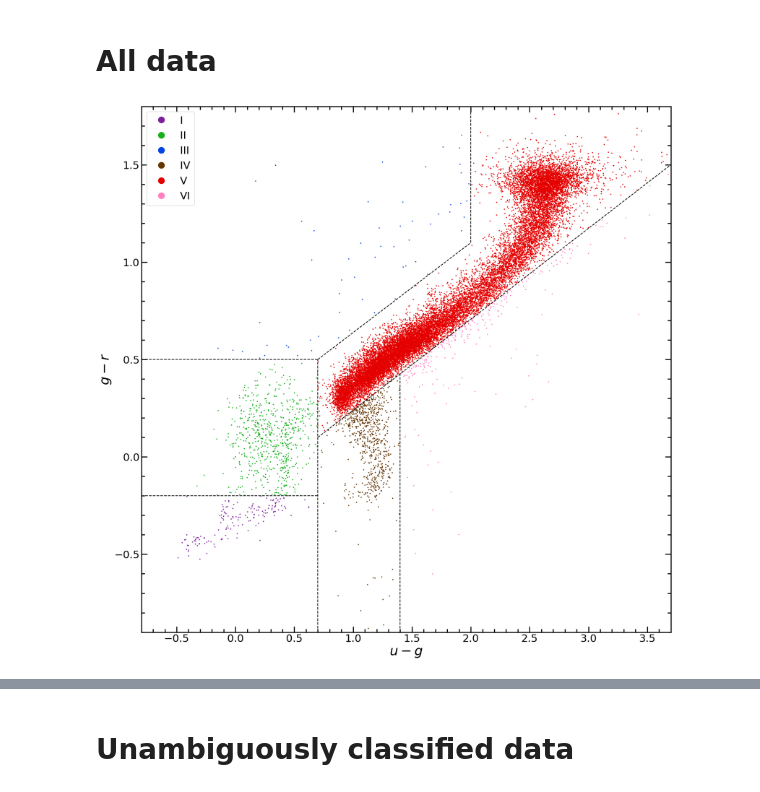
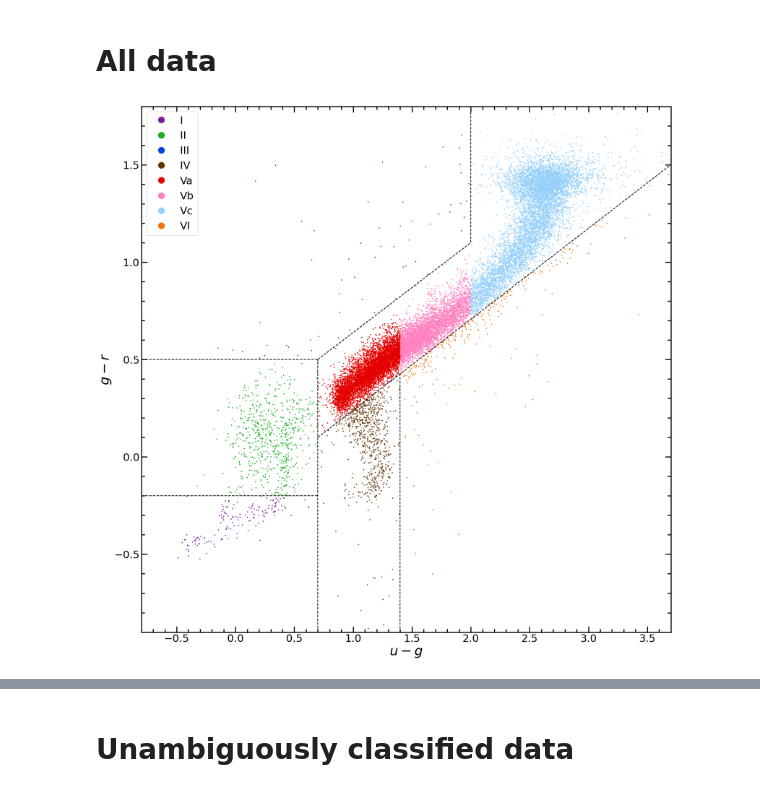
Before and after one commit to NoaVidovic/gaia-sdss, a Jupyter notebook: src/regions.ipynb, the cells around one changed output, grey strips where cells are left out. Drawn from its saved outputs; the diff is of its cells as text; code cells hidden in the pictures.

```diff
--- a/src/regions.ipynb
+++ b/src/regions.ipynb
@@ -11,7 +11,7 @@ from matplotlib.ticker import AutoMinorLocator
 DF = pd.read_csv('../data/main_table.csv', index_col=0)
 DF = DF.loc[DF.w_median.notnull()]
 
-colors = np.array([ '#7e1e9c', '#15b01a', '#0343df', '#653700', '#e50000', '#ff81c0' ])
+colors = np.array([ '#7e1e9c', '#15b01a', '#0343df', '#653700', '#e50000', '#ff81c0', '#95d0fc', '#f97306' ])
 # %%
 # plot fontsize settings
 
@@ -42,17 +42,21 @@ def cc_region(df):
     x = df['psfMag_u'] - df['psfMag_g']
     y = df['psfMag_g'] - df['psfMag_r']
 
+    lux, llx = line_upper(x), line_lower(x)
+
     conditions = [
         (x < 0.7) & (y < -0.2),
         (x < 0.7) & (-0.2 <= y) & (y <= 0.5),
         (x < 0.7) & (y > 0.5),
-        (x < 2.0) & (y > line_upper(x)),
-        (0.7 <= x) & (x <= 1.4) & (y < line_lower(x)),
-        (x > 1.4) & (y < line_lower(x))
+        (x < 2.0) & (y > lux),
+        (0.7 <= x) & (x <= 1.4) & (y < llx),
+        (0.7 <= x) & (x <= 1.4) & (y > llx) & (y < lux),
+        (1.4 < x) & (x < 2.0) & (y > llx) & (y < lux),
+        (x >= 2.0) & (y > llx)
     ]
-    choices = [ 1, 2, 3, 3, 4, 6 ]
+    choices = [ 1, 2, 3, 3, 4, 5, 6, 7 ]
 
-    return np.select(conditions, choices, default=5)
+    return np.select(conditions, choices, default=8)
 # %%
 is_nonvar = DF.nonvar_match_num == 1
 is_var    = DF.var_match_num == 1
@@ -86,42 +90,42 @@ gMr = DF['psfMag_g'] - DF['psfMag_r']
 w_med = DF['w_median']
 w_rrms = DF['w_rrms']
 
-cc_region_names = [ 'I', 'II', 'III', 'IV', 'V', 'VI' ]
+cc_region_names = [ 'I', 'II', 'III', 'IV', 'Va', 'Vb', 'Vc', 'VI' ]
 ww_region_names = '123456'
 # %% [markdown]
 # All data
 # %%
 plt.figure(figsize=(20, 20))
 sc = plt.scatter(uMg, gMr, s=2, c=colors[cc_region(DF)-1])
 
 plt.xlim(-0.8, 3.7)
 plt.ylim(-0.9, 1.8)
 
 plt.xlabel('$u-g$')
 plt.ylabel('$g-r$')
 
 # ticks
 ax = plt.gca()
 ax.tick_params(which='both', width=2, direction='in')
 ax.tick_params(which='major', length=12)
 ax.tick_params(which='minor', length=7)
 ax.tick_params(which='both', top=True, right=True)
 ax.xaxis.set_minor_locator(AutoMinorLocator(5))
 ax.yaxis.set_minor_locator(AutoMinorLocator(5))
 
 # lines
 lines_x = [ (-0.8, 0.7), (-0.8, 0.7), (0.7,),      (1.4,),       (0.7, 3.7), (0.7, 2.0), (2.0,) ]
 lines_y = [ (-0.2,),     (0.5,),      (-0.9, 0.5), (-0.9, 0.43), (0.1, 1.5), (0.5, 1.1), (1.1, 1.8) ]
 for xs, ys in zip(lines_x, lines_y):
     ax.add_line(Line2D(xs, ys, c='k', ls='--'))
 
 handles = [ Line2D([], [], marker='o', color='w', label=cc_region_names[i], markerfacecolor=colors[i], markersize=15)
-           for i in range(len(colors)) ]
+           for i in range(len(cc_region_names)) ]
 ax.legend(handles=handles)
 
 plt.show()
 # %% [output]
-[figure, old version]
+[figure, new version]
 # %%
 plt.figure(figsize=(20, 20))
 plt.scatter(w_rrms, w_med, s=2, c=colors[ww_region(DF)-1])
```
Also changed, not shown: parts of 6 cells of this notebook, 8 other files.
